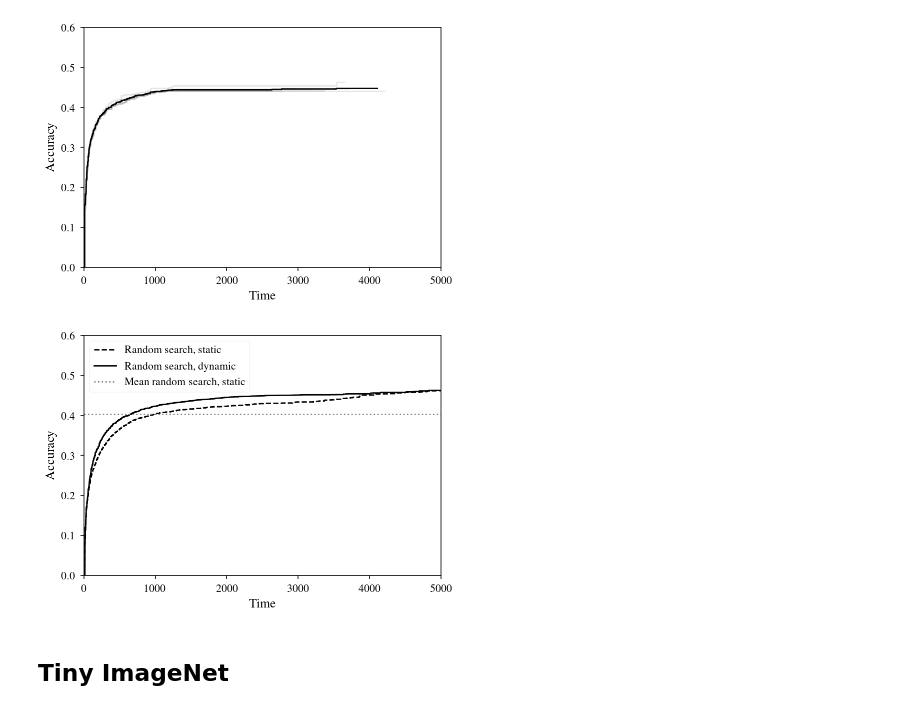
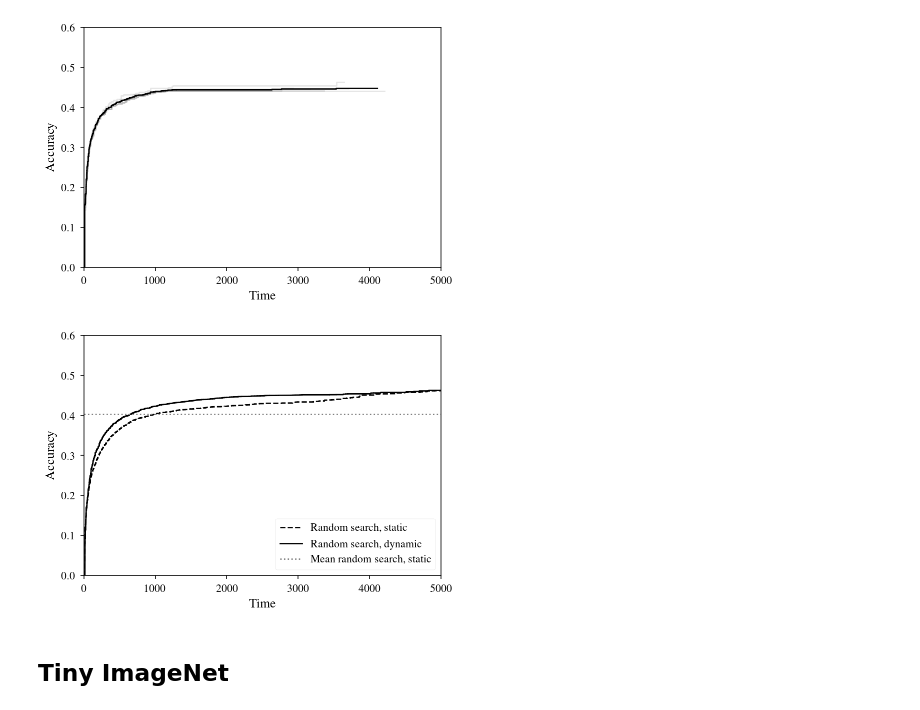
Before and after one commit to vcahlik/dynamic-auto-sizing, a Jupyter notebook: notebooks/anytime/performance_analysis_large_datasets.ipynb, the cells around one changed output. Saved outputs shown, nothing was run; the diff lists cells and outputs as text; code cells hidden in the pictures.

```diff
--- a/notebooks/anytime/performance_analysis_large_datasets.ipynb
+++ b/notebooks/anytime/performance_analysis_large_datasets.ipynb
@@ -2828,35 +2828,35 @@ plt.step(x, y, '--', alpha=1, c='black', label="Random search, static")
 
 average_times, average_best_val_metrics = get_average_results(sampled_results_random_dynamic)
 x = [0] + average_times
 x += [x[-1] + (x[-1] - x[-2]) / 10]
 y = [0, 0] + average_best_val_metrics
 plt.step(x, y, '-', alpha=1, c='black', label="Random search, dynamic")
 
 # average_times, average_best_val_metrics = get_average_results(fixed_all_results_grid_static)
 # x = [0] + average_times
 # x += [x[-1] + (x[-1] - x[-2]) / 10]
 # y = [0, 0] + average_best_val_metrics
 # plt.step(x, y, '--', alpha=1, c='grey', label="Grid search, static")
 
 # average_times, average_best_val_metrics = get_average_results(fixed_all_results_grid_dynamic)
 # x = [0] + average_times
 # x += [x[-1] + (x[-1] - x[-2]) / 10]
 # y = [0, 0] + average_best_val_metrics
 # plt.step(x, y, '-', alpha=1, c='grey', label="Grid search, dynamic")
 
 plt.xlim(xlim)
 plt.ylim(ylim)
 plt.xlabel(xlabel, fontsize=13)
 plt.ylabel(ylabel, fontsize=13)
 plt.xticks(fontsize=11)
 plt.yticks(fontsize=11)
 
 plt.plot((0, 10000), (mean_val_metric_random_static, mean_val_metric_random_static), linestyle='dotted', color='grey', label="Mean random search, static")
-plt.legend(fontsize=11)
+plt.legend(fontsize=11, loc='lower right')
 
 f.savefig("anytime-cifar100.pdf", bbox_inches='tight')
 # %% [output]
-[figure, old version]
+[figure, new version]
 # %% [markdown]
 ## Tiny ImageNet
 # %%
```
Also changed, not shown: parts of 7 cells of this notebook.
